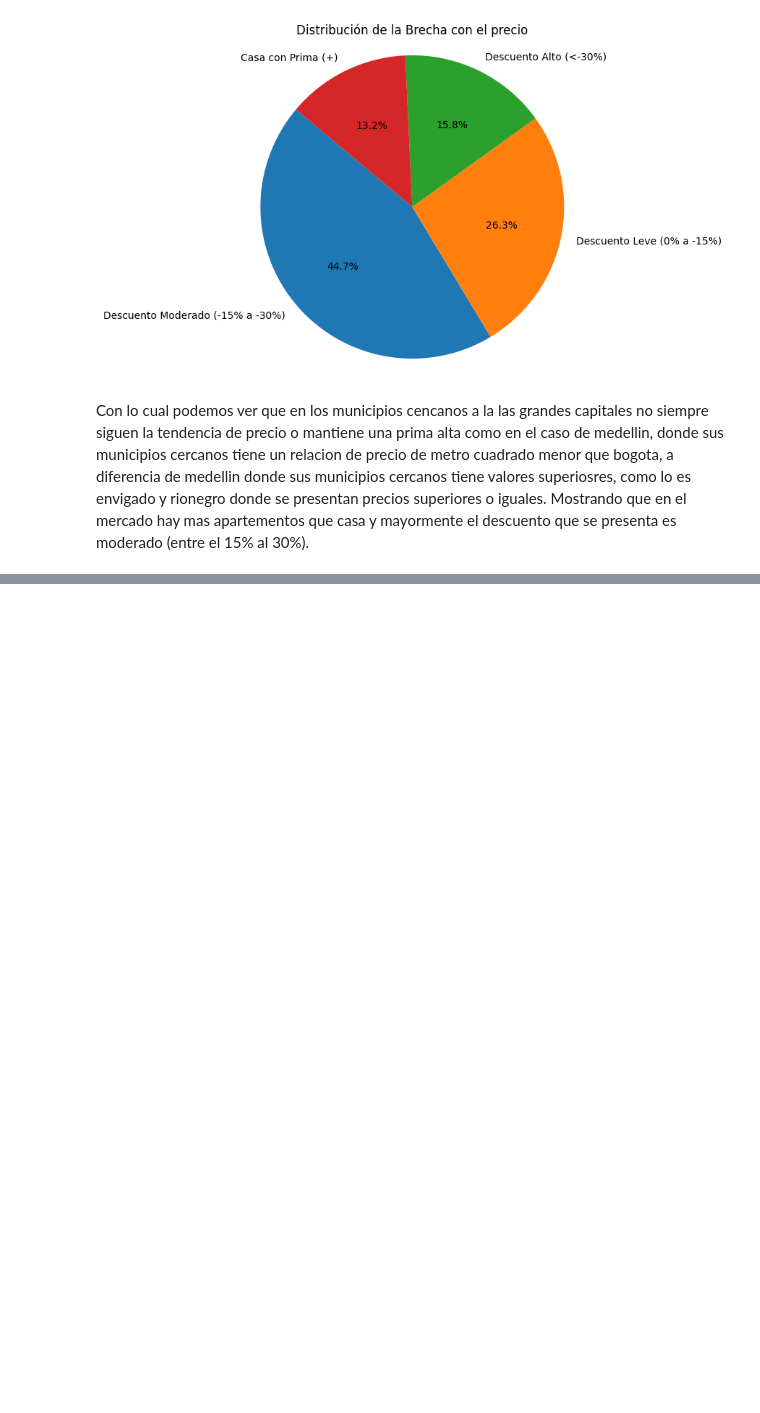
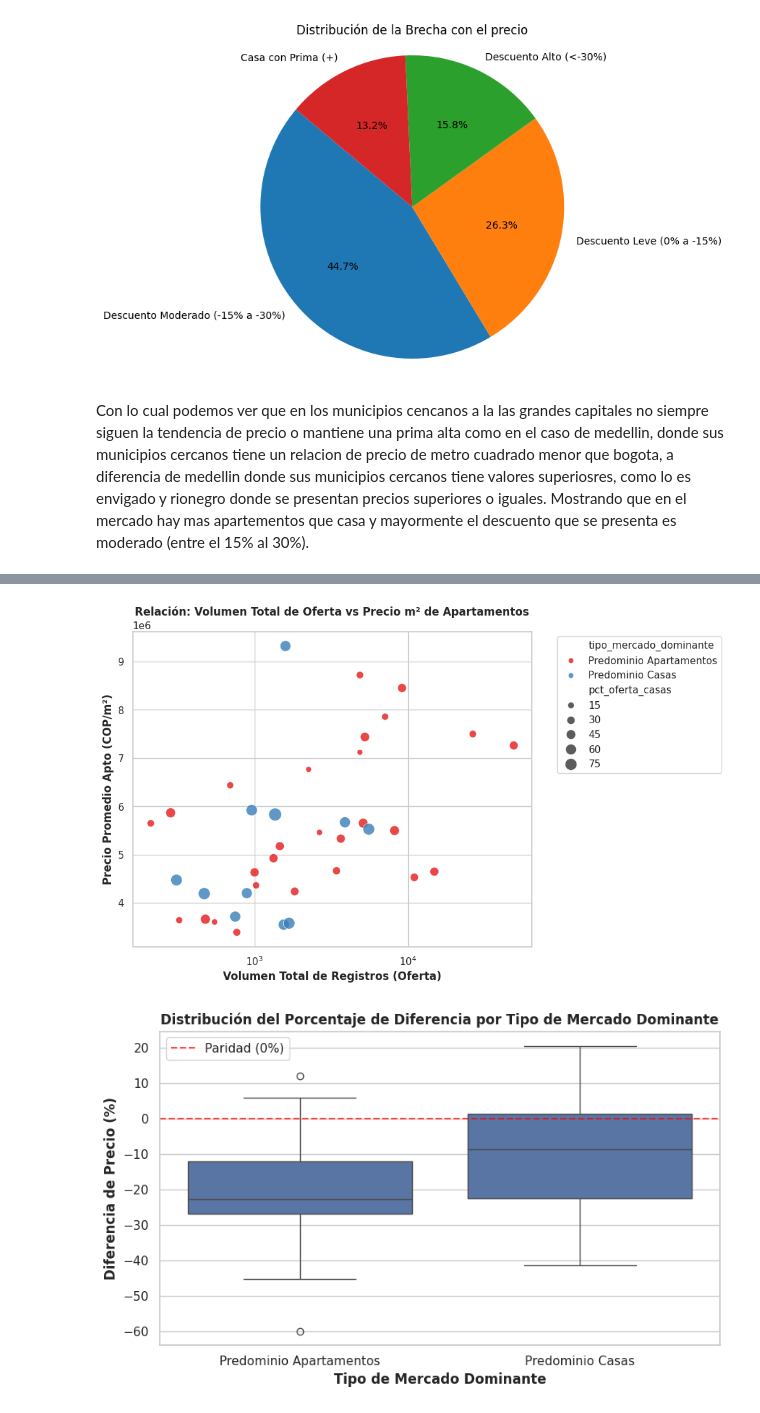
Before and after one commit to renezh64/Ideacion_y_Documentacion, a Jupyter notebook: src/actividad1/Actividad3.ipynb, the cells around one changed output, grey strips where cells are left out. Saved outputs shown, nothing was run; the diff lists cells and outputs as text; code cells hidden in the pictures; blank space fills up the shorter version.

```diff
--- a/src/actividad1/Actividad3.ipynb
+++ b/src/actividad1/Actividad3.ipynb
@@ -231,0 +233,40 @@ Con lo cual podemos ver que en los municipios cencanos a la las grandes capitale
+# %%
+sns.set_theme(style="whitegrid")
+plt.rcParams.update({'font.sans-serif': 'DejaVu Sans', 'font.family': 'sans-serif'})
+# --- Dispersión Volumen vs Precio m² ---
+plt.figure(figsize=(10, 6))
+sns.scatterplot(
+    data=df_enriquecido,
+    x='total_registros',
+    y='apto_cop_m2',
+    size='pct_oferta_casas',
+    hue='tipo_mercado_dominante',
+    palette='Set1',
+    sizes=(40, 200),
+    alpha=0.8
+)
+plt.title('Relación: Volumen Total de Oferta vs Precio m² de Apartamentos', fontsize=12, fontweight='bold')
+plt.xlabel('Volumen Total de Registros (Oferta)', fontweight='bold')
+plt.ylabel('Precio Promedio Apto (COP/m²)', fontweight='bold')
+plt.xscale('log') # Escala logarítmica debido a la diferencia de tamaño entre ciudades
+plt.legend(bbox_to_anchor=(1.05, 1), loc='upper left')
+plt.tight_layout()
+plt.show()
+
+# --- Boxplot - Diferencia % según Mercado Dominante ---
+plt.figure(figsize=(8, 5))
+sns.boxplot(
+    data=df_enriquecido,
+    x='tipo_mercado_dominante',
+    y='diferencia_pct',
+)
+plt.title('Distribución del Porcentaje de Diferencia por Tipo de Mercado Dominante', fontsize=12, fontweight='bold')
+plt.xlabel('Tipo de Mercado Dominante', fontweight='bold')
+plt.ylabel('Diferencia de Precio (%)', fontweight='bold')
+plt.axhline(0, color='red', linestyle='--', alpha=0.7, label='Paridad (0%)')
+plt.legend()
+plt.tight_layout()
+plt.show()
+# %% [output]
+[figure, added]
+[figure, added]
```
Also changed, not shown: parts of 6 cells of this notebook, 1 other file.
